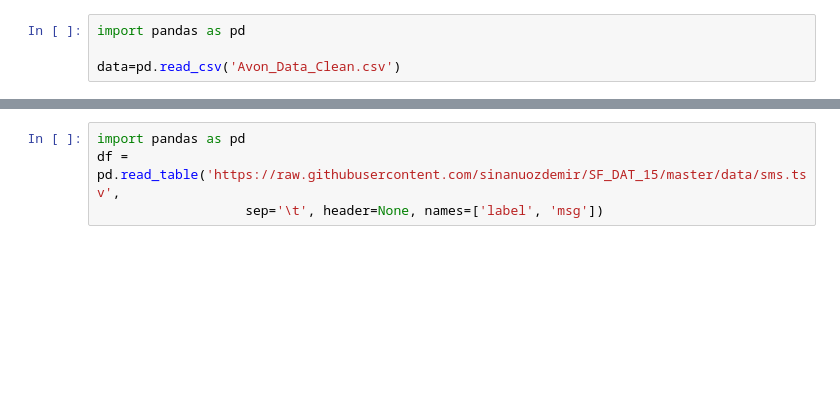
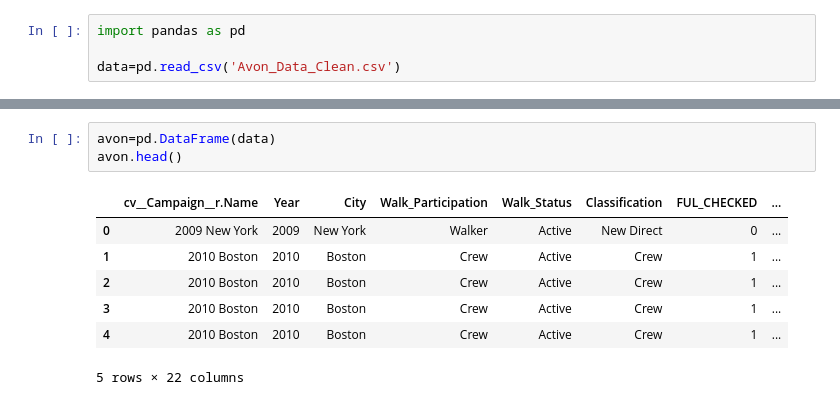
Before and after one commit to SleepyGinger/attribution, a Jupyter notebook: Attribution.ipynb, the cells around one changed output, grey strips where cells are left out. Saved outputs shown, nothing was run; the diff lists cells and outputs as text; blank space fills up the shorter version.

```diff
--- a/Attribution.ipynb
+++ b/Attribution.ipynb
@@ -26,4 +5,11 @@ pd.DataFrame(data)
-# %%
-import pandas as pd
-df = pd.read_table('https://raw.githubusercontent.com/sinanuozdemir/SF_DAT_15/master/data/sms.tsv',
-                   sep='\t', header=None, names=['label', 'msg'])
+# %%
+avon=pd.DataFrame(data)
+avon.head()
+# %% [output]
+|  | cv__Campaign__r.Name | Year | City | Walk_Participation | Walk_Status | Classification | FUL_CHECKED | ... |
+| 0 | 2009 New York | 2009 | New York | Walker | Active | New Direct | 0 | ... |
+| 1 | 2010 Boston | 2010 | Boston | Crew | Active | Crew | 1 | ... |
+| 2 | 2010 Boston | 2010 | Boston | Crew | Active | Crew | 1 | ... |
+| 3 | 2010 Boston | 2010 | Boston | Crew | Active | Crew | 1 | ... |
+| 4 | 2010 Boston | 2010 | Boston | Crew | Active | Crew | 1 | ... |
+5 rows × 22 columns
```
Also changed, not shown: parts of 43 cells of this notebook.
